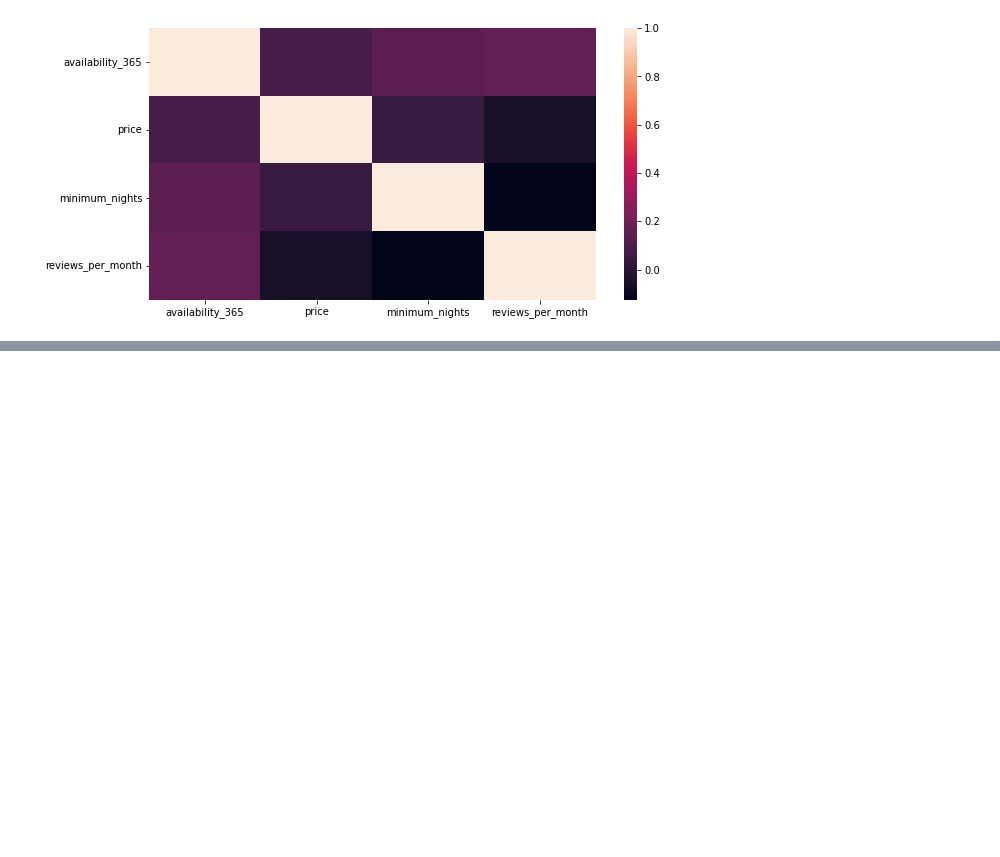
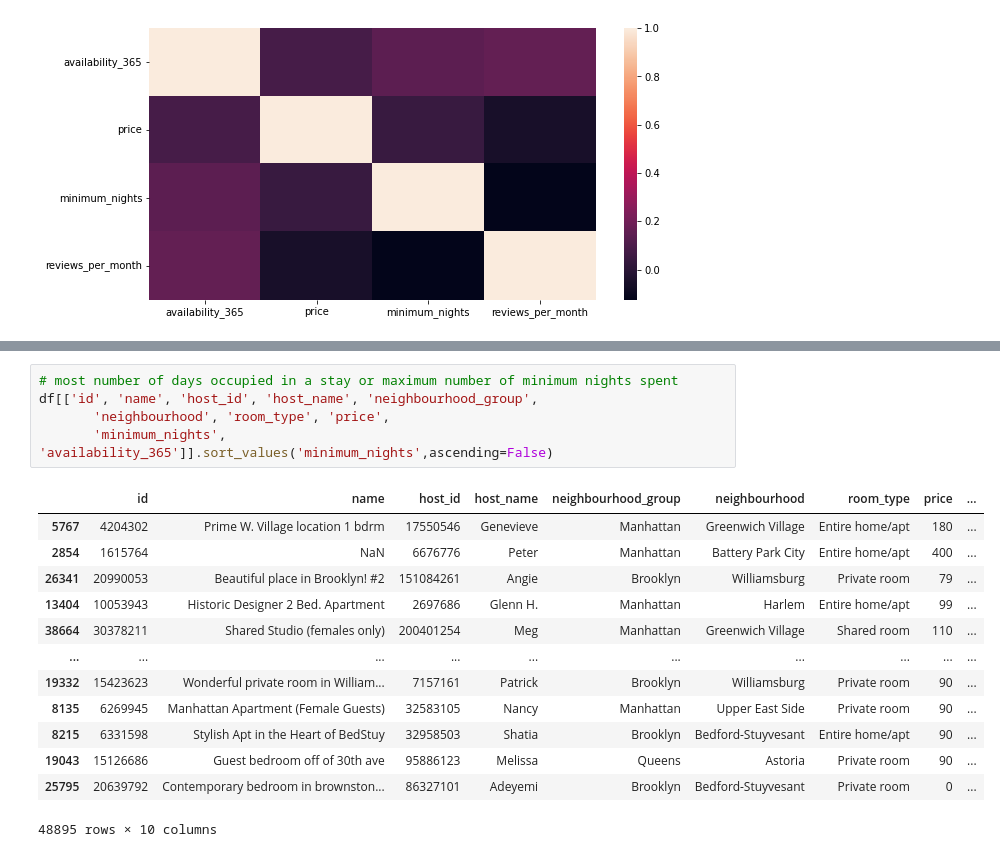
Before and after one commit to mgbhat97/Airbnb-Booking-EDA, a Jupyter notebook: Airbnb_Bookings_Analysis_Capstone_Project.ipynb, the cells around one changed output, grey strips where cells are left out. Saved outputs shown, nothing was run; the diff lists cells and outputs as text; blank space fills up the shorter version.

```diff
--- a/Airbnb_Bookings_Analysis_Capstone_Project.ipynb
+++ b/Airbnb_Bookings_Analysis_Capstone_Project.ipynb
@@ -355,0 +412,19 @@ sns.heatmap(corelate_df)
+# %%
+# most number of days occupied in a stay or maximum number of minimum nights spent
+df[['id', 'name', 'host_id', 'host_name', 'neighbourhood_group',
+       'neighbourhood', 'room_type', 'price',
+       'minimum_nights', 'availability_365']].sort_values('minimum_nights',ascending=False)
+# %% [output]
+|  | id | name | host_id | host_name | neighbourhood_group | neighbourhood | room_type | price | ... |
+| 5767 | 4204302 | Prime W. Village location 1 bdrm | 17550546 | Genevieve | Manhattan | Greenwich Village | Entire home/apt | 180 | ... |
+| 2854 | 1615764 | NaN | 6676776 | Peter | Manhattan | Battery Park City | Entire home/apt | 400 | ... |
+| 26341 | 20990053 | Beautiful place in Brooklyn! #2 | 151084261 | Angie | Brooklyn | Williamsburg | Private room | 79 | ... |
+| 13404 | 10053943 | Historic Designer 2 Bed. Apartment | 2697686 | Glenn H. | Manhattan | Harlem | Entire home/apt | 99 | ... |
+| 38664 | 30378211 | Shared Studio (females only) | 200401254 | Meg | Manhattan | Greenwich Village | Shared room | 110 | ... |
+| ... | ... | ... | ... | ... | ... | ... | ... | ... | ... |
+| 19332 | 15423623 | Wonderful private room in William... | 7157161 | Patrick | Brooklyn | Williamsburg | Private room | 90 | ... |
+| 8135 | 6269945 | Manhattan Apartment (Female Guests) | 32583105 | Nancy | Manhattan | Upper East Side | Private room | 90 | ... |
+| 8215 | 6331598 | Stylish Apt in the Heart of BedStuy | 32958503 | Shatia | Brooklyn | Bedford-Stuyvesant | Entire home/apt | 90 | ... |
+| 19043 | 15126686 | Guest bedroom off of 30th ave | 95886123 | Melissa | Queens | Astoria | Private room | 90 | ... |
+| 25795 | 20639792 | Contemporary bedroom in brownston... | 86327101 | Adeyemi | Brooklyn | Bedford-Stuyvesant | Private room | 0 | ... |
+48895 rows × 10 columns
```
Also changed, not shown: parts of 8 cells of this notebook.
